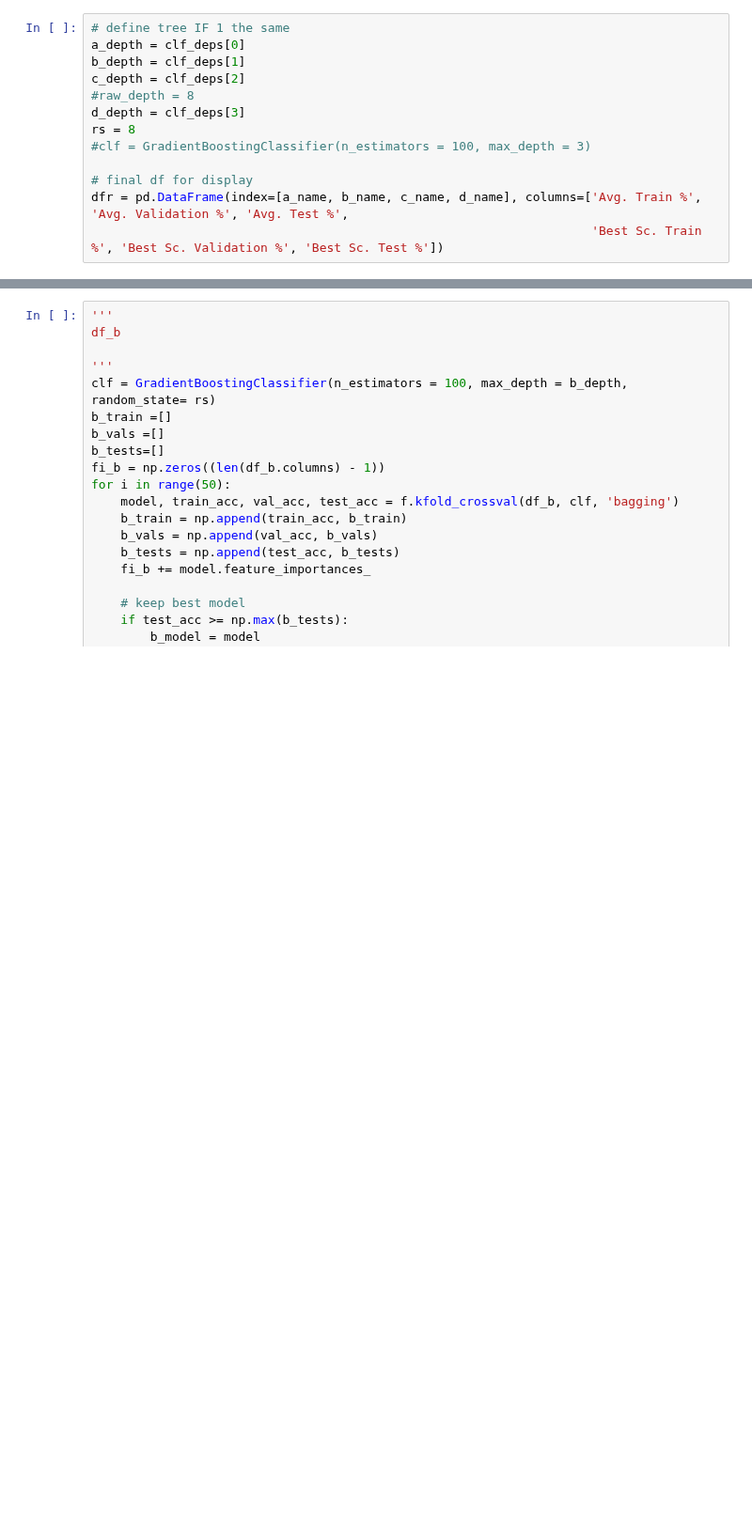
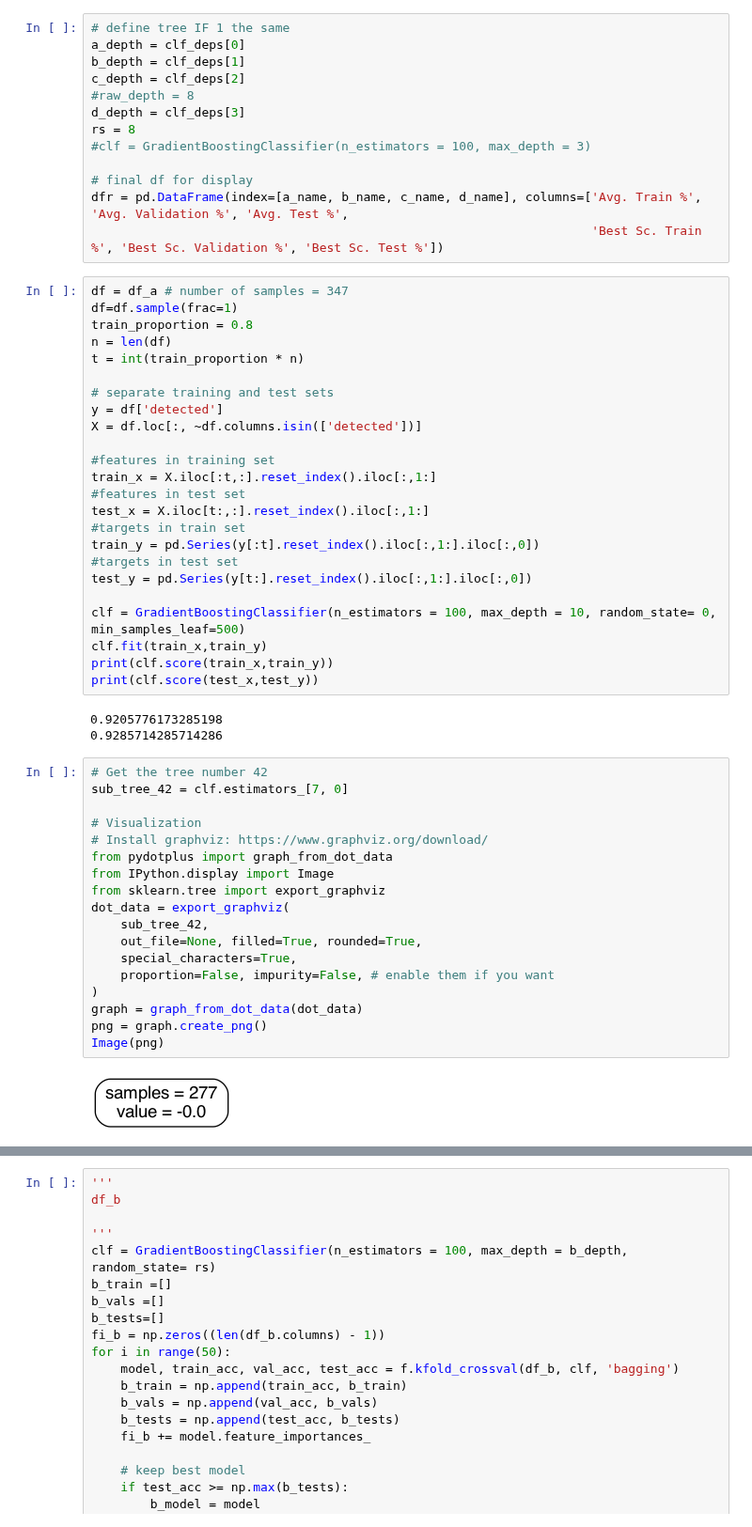
Before and after one commit to izguenther6/orie4741-final, a Jupyter notebook: scripts/trees.ipynb, the cells around one changed output, grey strips where cells are left out. Shown at 94% size. Drawn from its saved outputs; the diff is of its cells as text; blank space fills up the shorter version.

```diff
--- a/scripts/trees.ipynb
+++ b/scripts/trees.ipynb
@@ -114,6 +110,53 @@ rs = 8
 # final df for display
 dfr = pd.DataFrame(index=[a_name, b_name, c_name, d_name], columns=['Avg. Train %', 'Avg. Validation %', 'Avg. Test %',
                                                                     'Best Sc. Train %', 'Best Sc. Validation %', 'Best Sc. Test %'])
+# %%
+df = df_a # number of samples = 347
+df=df.sample(frac=1)
+train_proportion = 0.8
+n = len(df)
+t = int(train_proportion * n)
+
+# separate training and test sets
+y = df['detected']
+X = df.loc[:, ~df.columns.isin(['detected'])]
+
+#features in training set
+train_x = X.iloc[:t,:].reset_index().iloc[:,1:]
+#features in test set
+test_x = X.iloc[t:,:].reset_index().iloc[:,1:]
+#targets in train set
+train_y = pd.Series(y[:t].reset_index().iloc[:,1:].iloc[:,0])
+#targets in test set
+test_y = pd.Series(y[t:].reset_index().iloc[:,1:].iloc[:,0])
+
+clf = GradientBoostingClassifier(n_estimators = 100, max_depth = 10, random_state= 0, min_samples_leaf=500)
+clf.fit(train_x,train_y)
+print(clf.score(train_x,train_y))
+print(clf.score(test_x,test_y))
+# %% [output]
+0.9205776173285198
+0.9285714285714286
+# %%
+# Get the tree number 42
+sub_tree_42 = clf.estimators_[7, 0]
+
+# Visualization
+# Install graphviz: https://www.graphviz.org/download/
+from pydotplus import graph_from_dot_data
+from IPython.display import Image
+from sklearn.tree import export_graphviz
+dot_data = export_graphviz(
+    sub_tree_42,
+    out_file=None, filled=True, rounded=True,
+    special_characters=True,
+    proportion=False, impurity=False, # enable them if you want
+)
+graph = graph_from_dot_data(dot_data)
+png = graph.create_png()
+Image(png)
+# %% [output]
+[figure, added]
 # %%
 '''
 df_a
```
Also changed, not shown: parts of 11 cells of this notebook, 1 other file.
